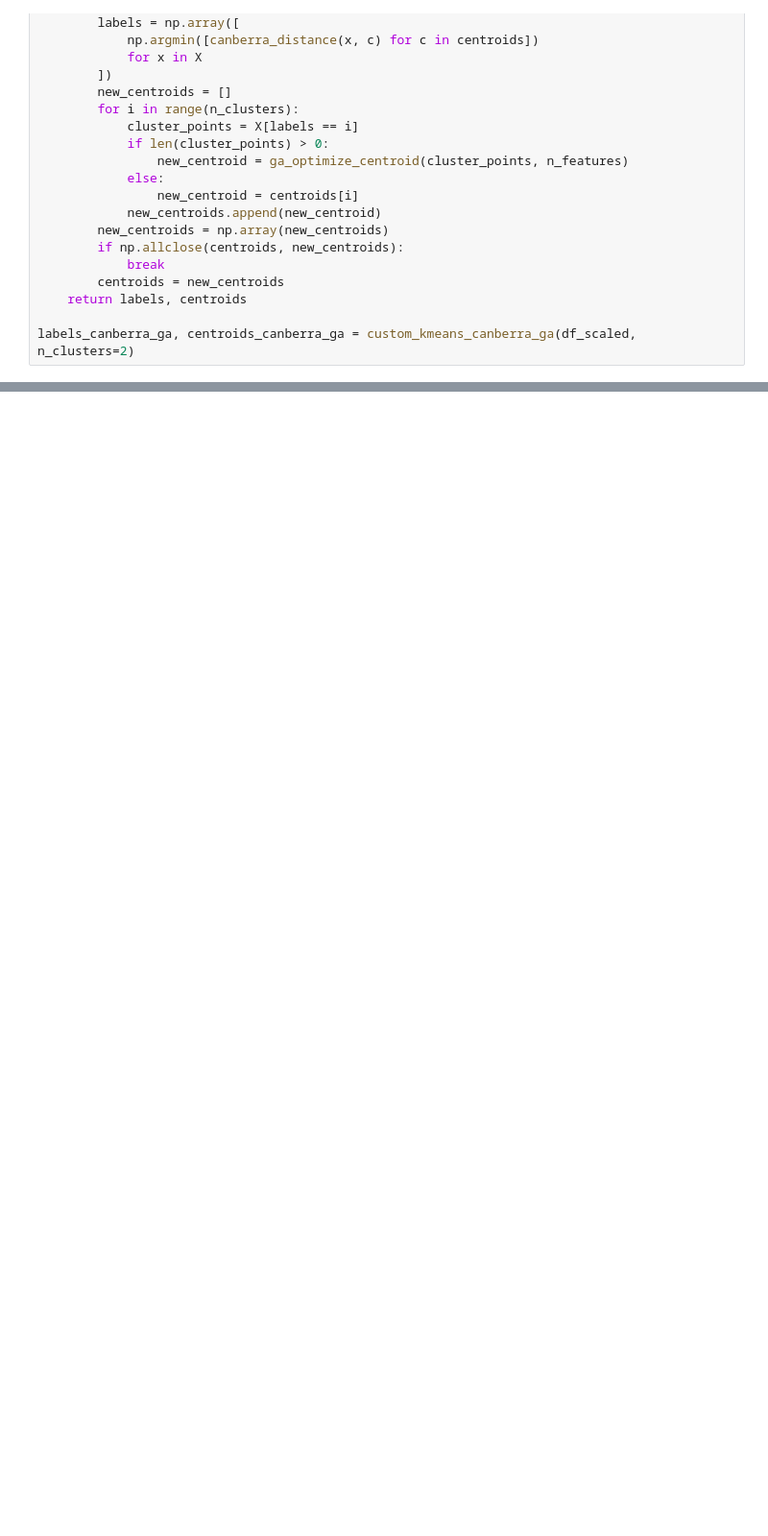
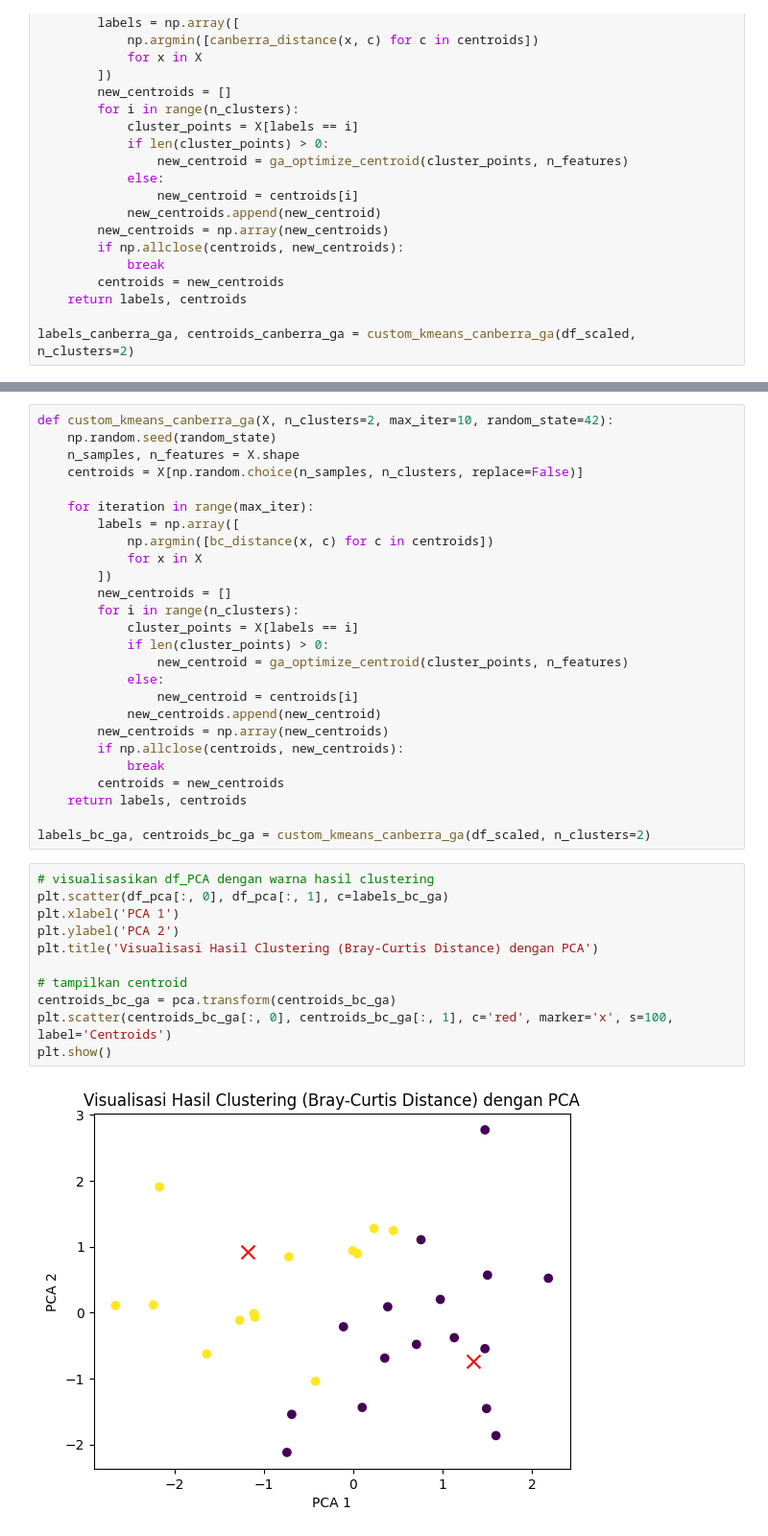
Before and after one commit to gikirima/TugasML_Kmeans, a Jupyter notebook: K_means_custom_metrics.ipynb, the cells around one changed output, grey strips where cells are left out. Shown: that part at 96% size. Saved outputs shown, nothing was run; the diff lists cells and outputs as text; blank space fills up the shorter version.

```diff
--- a/K_means_custom_metrics.ipynb
+++ b/K_means_custom_metrics.ipynb
@@ -649,0 +718,39 @@ Silhouette Score (Canberra Distance): 0.0764
+# %%
+def custom_kmeans_canberra_ga(X, n_clusters=2, max_iter=10, random_state=42):
+    np.random.seed(random_state)
+    n_samples, n_features = X.shape
+    centroids = X[np.random.choice(n_samples, n_clusters, replace=False)]
+
+    for iteration in range(max_iter):
+        labels = np.array([
+            np.argmin([bc_distance(x, c) for c in centroids])
+            for x in X
+        ])
+        new_centroids = []
+        for i in range(n_clusters):
+            cluster_points = X[labels == i]
+            if len(cluster_points) > 0:
+                new_centroid = ga_optimize_centroid(cluster_points, n_features)
+            else:
+                new_centroid = centroids[i]
+            new_centroids.append(new_centroid)
+        new_centroids = np.array(new_centroids)
+        if np.allclose(centroids, new_centroids):
+            break
+        centroids = new_centroids
+    return labels, centroids
+
+labels_bc_ga, centroids_bc_ga = custom_kmeans_canberra_ga(df_scaled, n_clusters=2)
+# %%
+# visualisasikan df_PCA dengan warna hasil clustering
+plt.scatter(df_pca[:, 0], df_pca[:, 1], c=labels_bc_ga)
+plt.xlabel('PCA 1')
+plt.ylabel('PCA 2')
+plt.title('Visualisasi Hasil Clustering (Bray-Curtis Distance) dengan PCA')
+
+# tampilkan centroid
+centroids_bc_ga = pca.transform(centroids_bc_ga)
+plt.scatter(centroids_bc_ga[:, 0], centroids_bc_ga[:, 1], c='red', marker='x', s=100, label='Centroids')
+plt.show()
+# %% [output]
+[figure, added]
```
Also changed, not shown: parts of 22 cells of this notebook.
